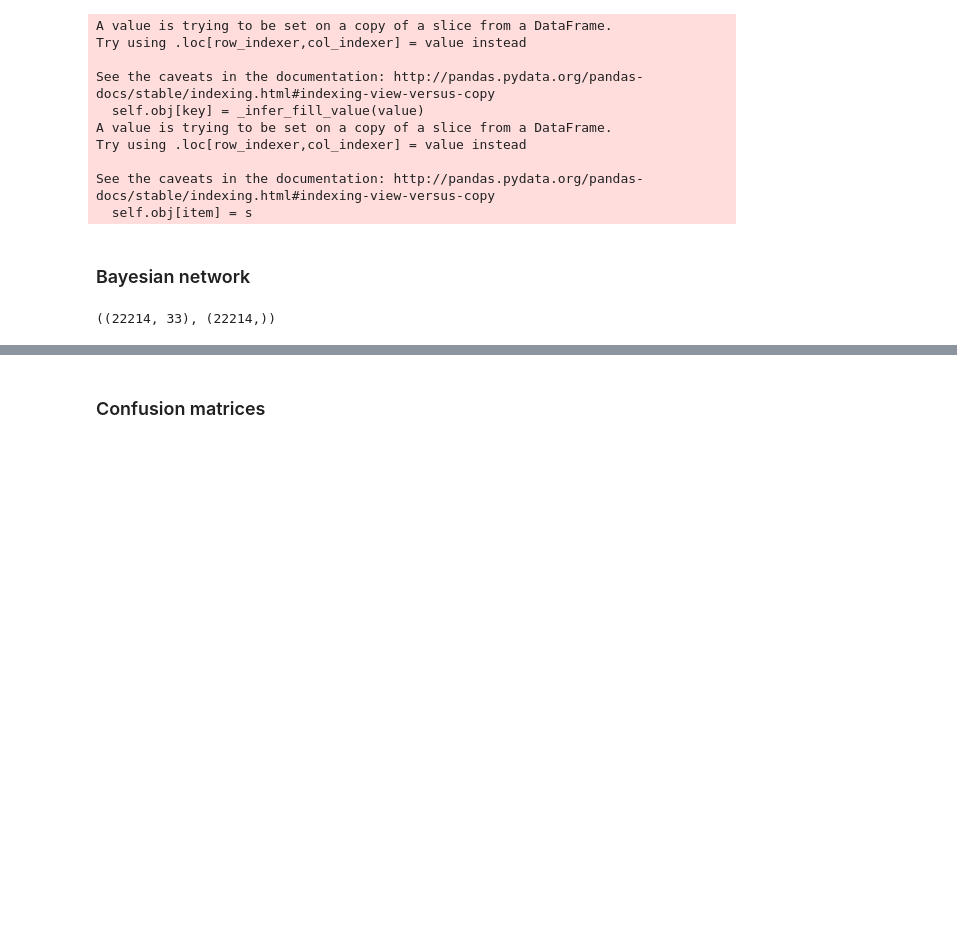
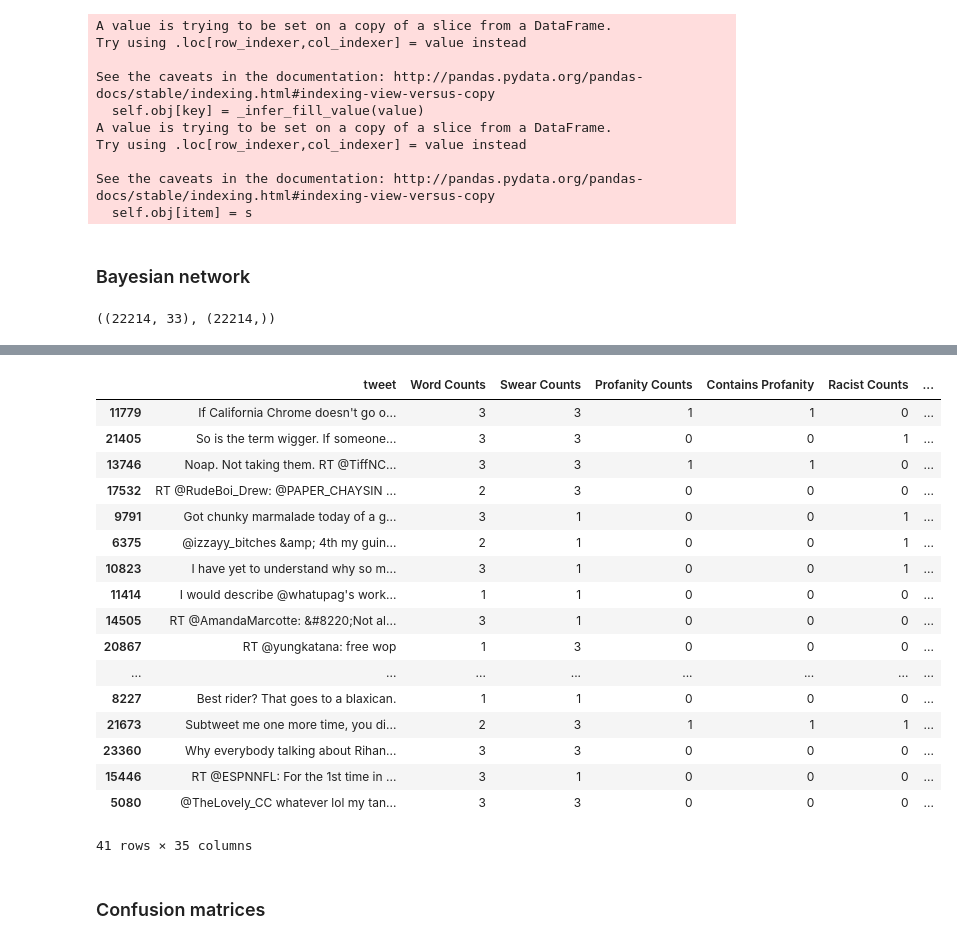
Before and after one commit to pratyushaj/abusive-language-online, a Jupyter notebook: utility/feature_extractor_with_baseline_models.ipynb, the cells around one changed output, grey strips where cells are left out. Cells and saved outputs as stored; diff of their text form; code cells hidden in the pictures; blank space fills up the shorter version.

```diff
--- a/utility/feature_extractor_with_baseline_models.ipynb
+++ b/utility/feature_extractor_with_baseline_models.ipynb
@@ -1021,5 +1038,26 @@ BN_missed.loc[:,'prediction'] = BN_missed_preds
 # %%
 BN_missed.to_csv("test_BN_missed.csv", sep='\t')
+# %%
+BN_missed
+# %% [output]
+|  | tweet | Word Counts | Swear Counts | Profanity Counts | Contains Profanity | Racist Counts | ... |
+| 11779 | If California Chrome doesn't go o... | 3 | 3 | 1 | 1 | 0 | ... |
+| 21405 | So is the term wigger. If someone... | 3 | 3 | 0 | 0 | 1 | ... |
+| 13746 | Noap. Not taking them. RT @TiffNC... | 3 | 3 | 1 | 1 | 0 | ... |
+| 17532 | RT @RudeBoi_Drew: @PAPER_CHAYSIN ... | 2 | 3 | 0 | 0 | 0 | ... |
+| 9791 | Got chunky marmalade today of a g... | 3 | 1 | 0 | 0 | 1 | ... |
+| 6375 | @izzayy_bitches &amp; 4th my guin... | 2 | 1 | 0 | 0 | 1 | ... |
+| 10823 | I have yet to understand why so m... | 3 | 1 | 0 | 0 | 1 | ... |
+| 11414 | I would describe @whatupag's work... | 1 | 1 | 0 | 0 | 0 | ... |
+| 14505 | RT @AmandaMarcotte: &#8220;Not al... | 3 | 1 | 0 | 0 | 0 | ... |
+| 20867 | RT @yungkatana: free wop | 1 | 3 | 0 | 0 | 0 | ... |
+| ... | ... | ... | ... | ... | ... | ... | ... |
+| 8227 | Best rider? That goes to a blaxican. | 1 | 1 | 0 | 0 | 0 | ... |
+| 21673 | Subtweet me one more time, you di... | 2 | 3 | 1 | 1 | 1 | ... |
+| 23360 | Why everybody talking about Rihan... | 3 | 3 | 0 | 0 | 0 | ... |
+| 15446 | RT @ESPNNFL: For the 1st time in ... | 3 | 1 | 0 | 0 | 0 | ... |
+| 5080 | @TheLovely_CC whatever lol my tan... | 3 | 3 | 0 | 0 | 0 | ... |
+41 rows × 35 columns
 # %% [markdown]
 ### Confusion matrices
 # %%
```
Also changed, not shown: parts of 13 cells of this notebook, 8 other files.
